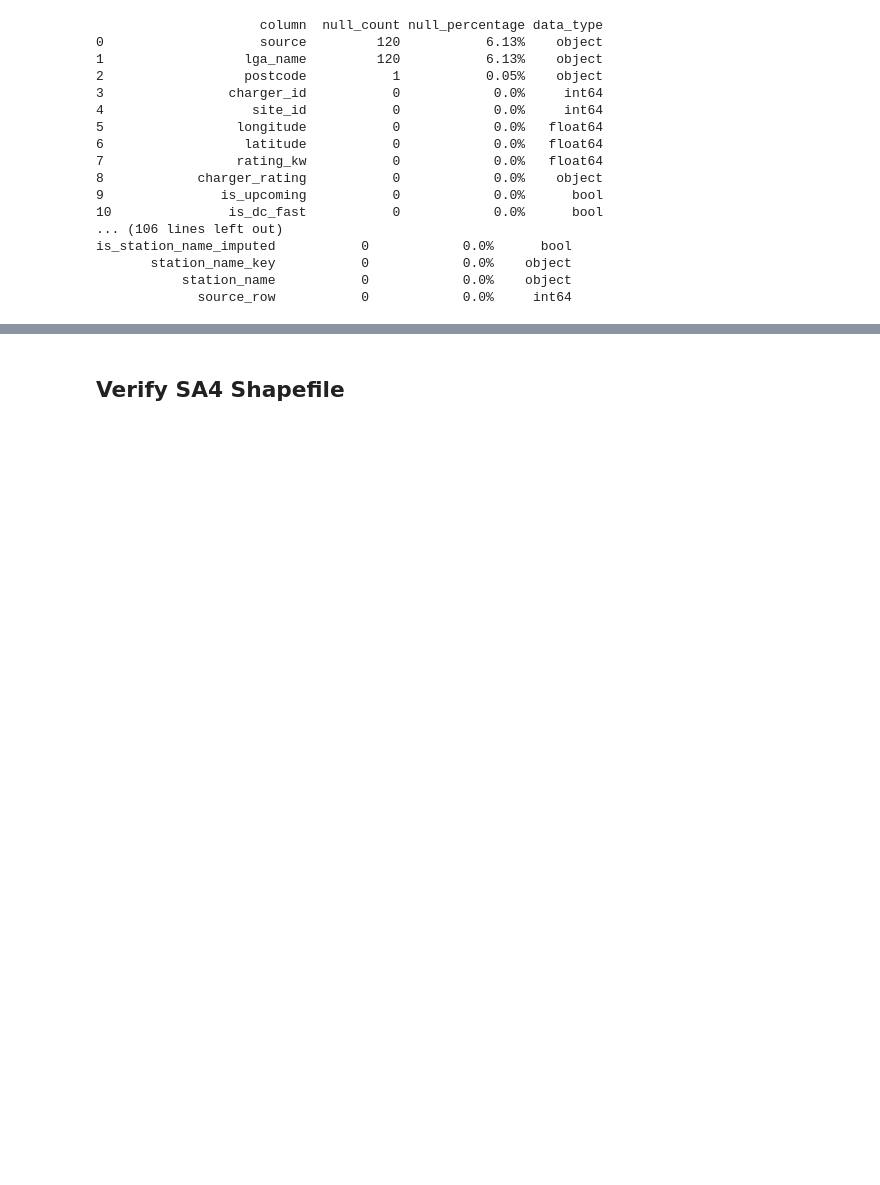
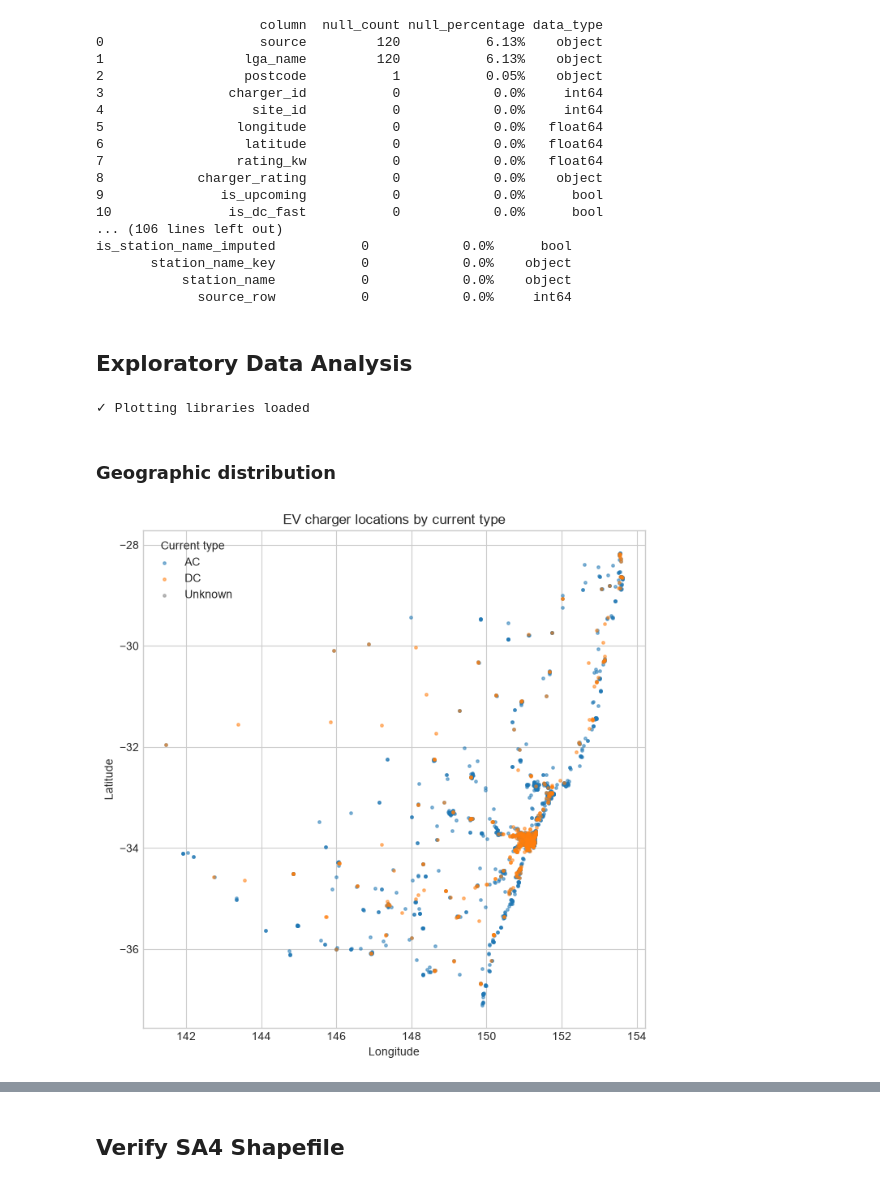
Before and after one commit to gadgil-atharva/charge-grid-nsw, a Jupyter notebook: notebooks/01_explore_data.ipynb, the cells around one changed output, grey strips where cells are left out. Drawn from its saved outputs; the diff is of its cells as text; code cells hidden in the pictures; blank space fills up the shorter version.

Commit message:
EDA added to 01_explore_data.ipynb notebook

```diff
--- a/notebooks/01_explore_data.ipynb
+++ b/notebooks/01_explore_data.ipynb
@@ -650,3 +650,28 @@ is_station_name_imputed           0            0.0%      bool
        station_name_key           0            0.0%    object
            station_name           0            0.0%    object
              source_row           0            0.0%     int64
+# %% [markdown]
+## Exploratory Data Analysis
+# %%
+import matplotlib.pyplot as plt
+
+plt.style.use("seaborn-v0_8-whitegrid")
+plt.rcParams["figure.dpi"] = 100
+print("✓ Plotting libraries loaded")
+# %% [output]
+✓ Plotting libraries loaded
+# %% [markdown]
+### Geographic distribution
+# %%
+fig, ax = plt.subplots(figsize=(7, 7))
+for t, c in [("AC", "tab:blue"), ("DC", "tab:orange"), ("Unknown", "gray")]:
+    sub = df_clean[df_clean["current_type"] == t]
+    ax.scatter(sub["longitude"], sub["latitude"], s=6, alpha=0.5, label=t, c=c)
+ax.set_xlabel("Longitude")
+ax.set_ylabel("Latitude")
+ax.set_title("EV charger locations by current type")
+ax.legend(title="Current type")
+plt.tight_layout()
+plt.show()
+# %% [output]
+[figure, added]
```
Also changed, not shown: parts of 16 cells of this notebook, 2 other files.
